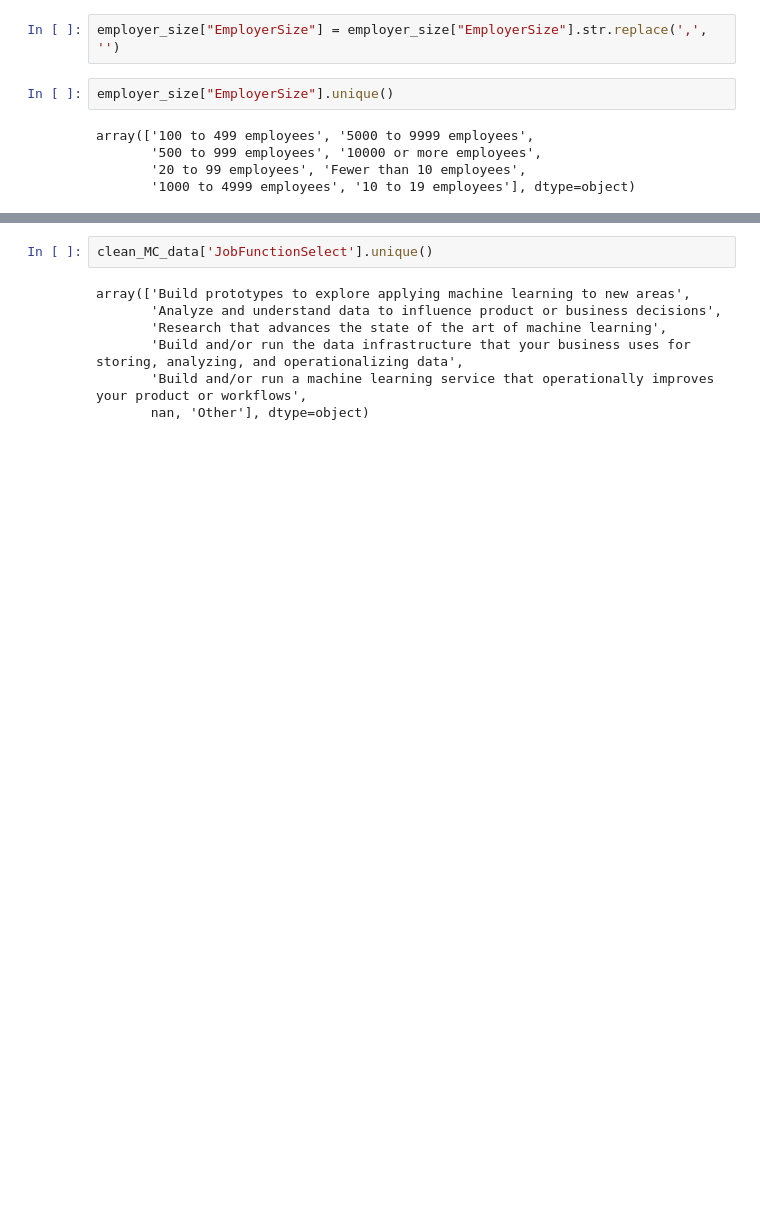
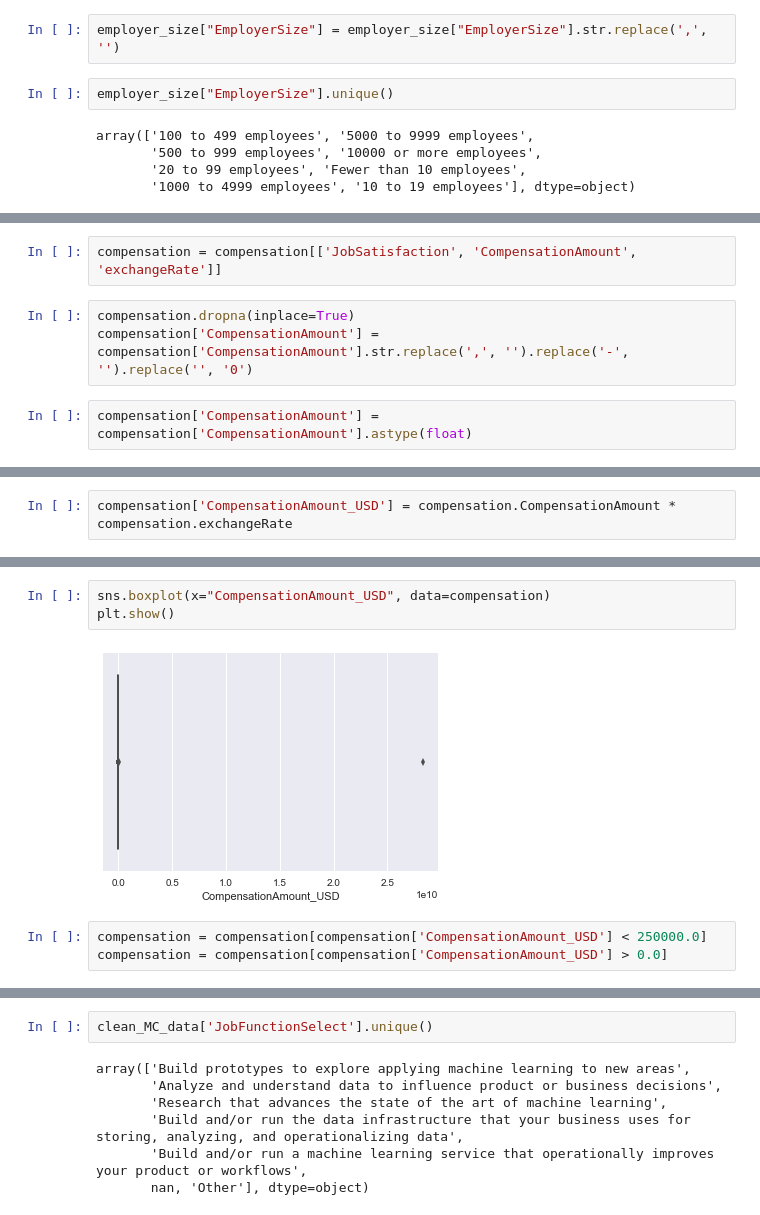
Before and after one commit to Jorrd/ds-fundamentals-a2, a Jupyter notebook: Untitled.ipynb, the cells around one changed output, grey strips where cells are left out. Saved outputs shown, nothing was run; the diff lists cells and outputs as text; blank space fills up the shorter version.

```diff
--- a/Untitled.ipynb
+++ b/Untitled.ipynb
@@ -517,0 +605,7 @@ employer_size_crosstab
+# %%
+compensation = compensation[['JobSatisfaction', 'CompensationAmount', 'exchangeRate']]
+# %%
+compensation.dropna(inplace=True)
+compensation['CompensationAmount'] = compensation['CompensationAmount'].str.replace(',', '').replace('-', '').replace('', '0')
+# %%
+compensation['CompensationAmount'] = compensation['CompensationAmount'].astype(float)
@@ -517,0 +624,2 @@ employer_size_crosstab
+# %%
+compensation['CompensationAmount_USD'] = compensation.CompensationAmount * compensation.exchangeRate
@@ -517,0 +635,8 @@ employer_size_crosstab
+# %%
+sns.boxplot(x="CompensationAmount_USD", data=compensation)
+plt.show()
+# %% [output]
+[figure, added]
+# %%
+compensation = compensation[compensation['CompensationAmount_USD'] < 250000.0]
+compensation = compensation[compensation['CompensationAmount_USD'] > 0.0]
```
Also changed, not shown: parts of 63 cells of this notebook.
